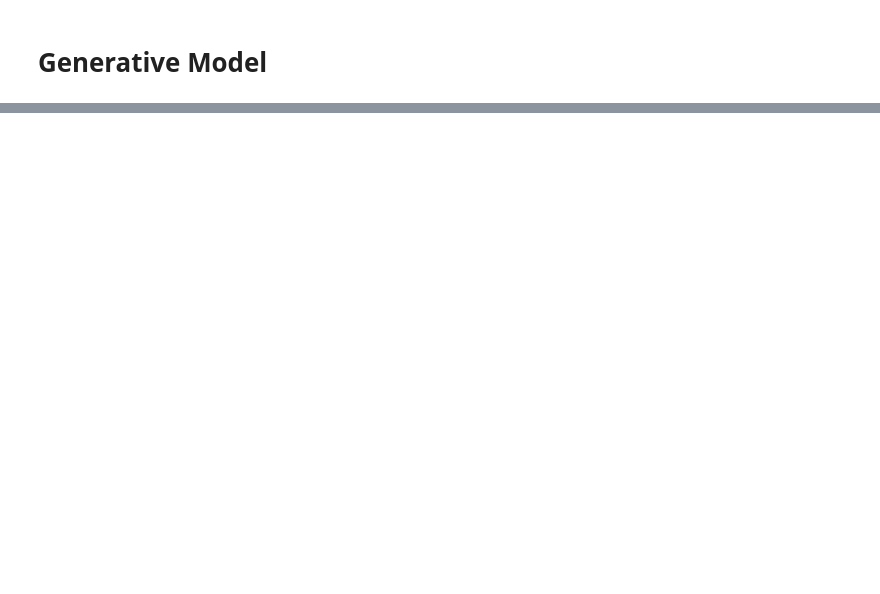
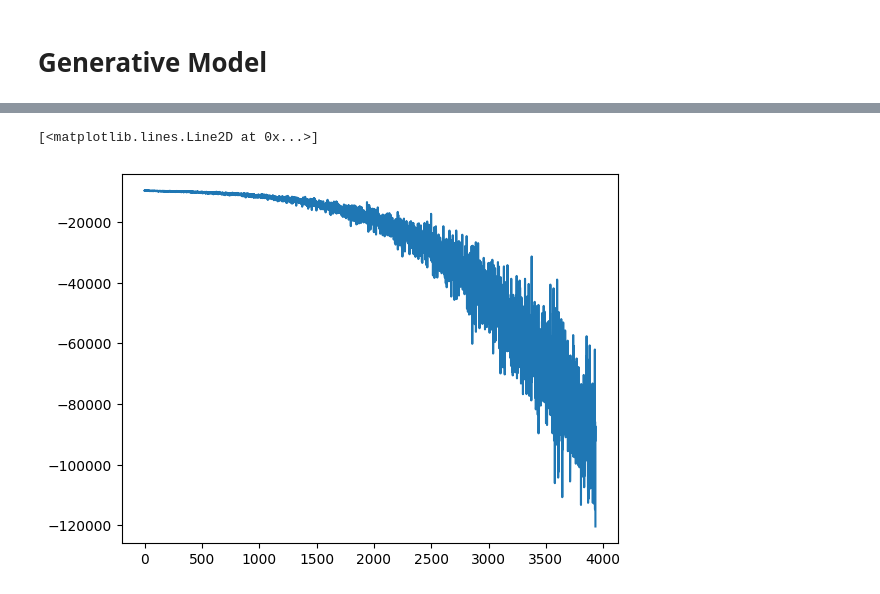
Before and after one commit to okh00/GameOfThronesPredictions, a Jupyter notebook: code/GameOfThronesPrediction.ipynb, the cells around one changed output, grey strips where cells are left out. Drawn from its saved outputs; the diff is of its cells as text; code cells hidden in the pictures; blank space fills up the shorter version.

```diff
--- a/code/GameOfThronesPrediction.ipynb
+++ b/code/GameOfThronesPrediction.ipynb
@@ -207,0 +290,5 @@ pyg_graph = from_networkx(graph)
+# %%
+plt.plot(range(EPOCHS * 6), overall_loss)
+# %% [output]
+[<matplotlib.lines.Line2D at 0x...>]
+[figure, added]
```
Also changed, not shown: parts of 22 cells of this notebook, 5 other files.
